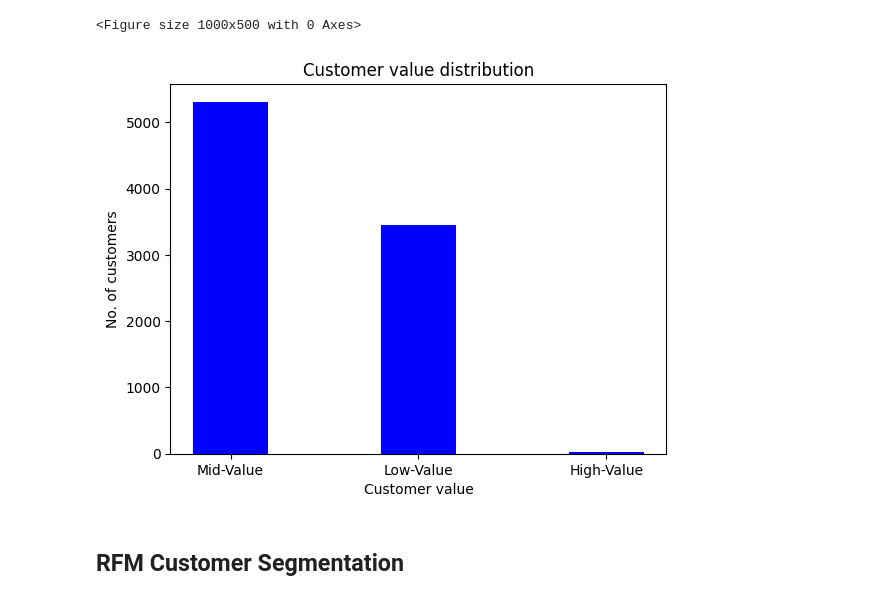
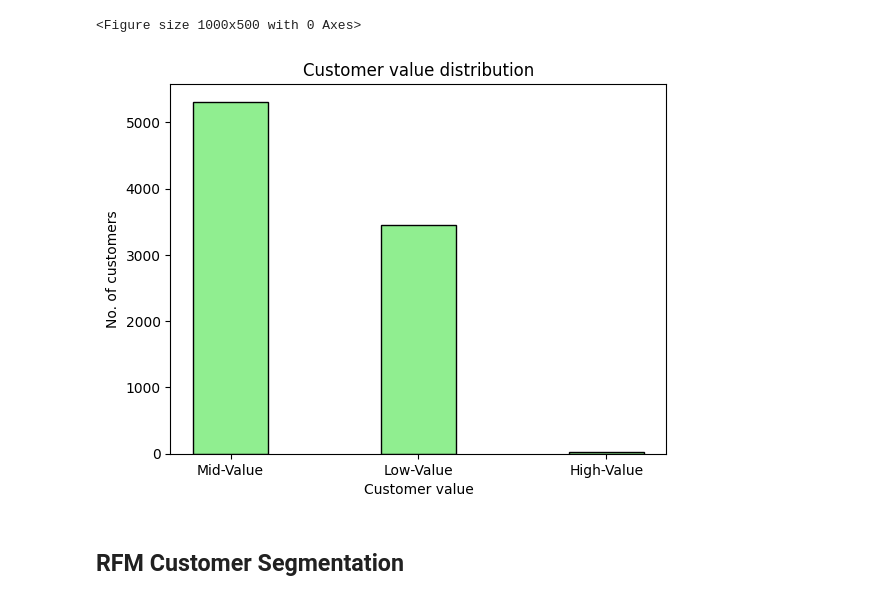
Before and after one commit to Asabeaaa/data-projects, a Jupyter notebook: consumer_analytics/RFM Analysis.ipynb, the cells around one changed output. Drawn from its saved outputs; the diff is of its cells as text; code cells hidden in the pictures.

```diff
--- a/consumer_analytics/RFM Analysis.ipynb
+++ b/consumer_analytics/RFM Analysis.ipynb
@@ -180,14 +204,14 @@ fig = plt.figure(figsize = (10, 5))
 segments = list(segment_counts["valueSegment"].unique())
 segment_values = list(segment_counts["count"].unique())
 # %%
-plt.bar(segments, segment_values, color ='blue',
+plt.bar(segments, segment_values, color ='lightgreen',ec='black',
         width = 0.4)
 plt.xlabel("Customer value")
 plt.ylabel("No. of customers")
 plt.title("Customer value distribution")
 plt.show()
 # %% [output]
-[figure, old version]
+[figure, new version]
 # %% [markdown]
 ## RFM Customer Segmentation
 # %%
```
Also changed, not shown: parts of 22 cells of this notebook.
